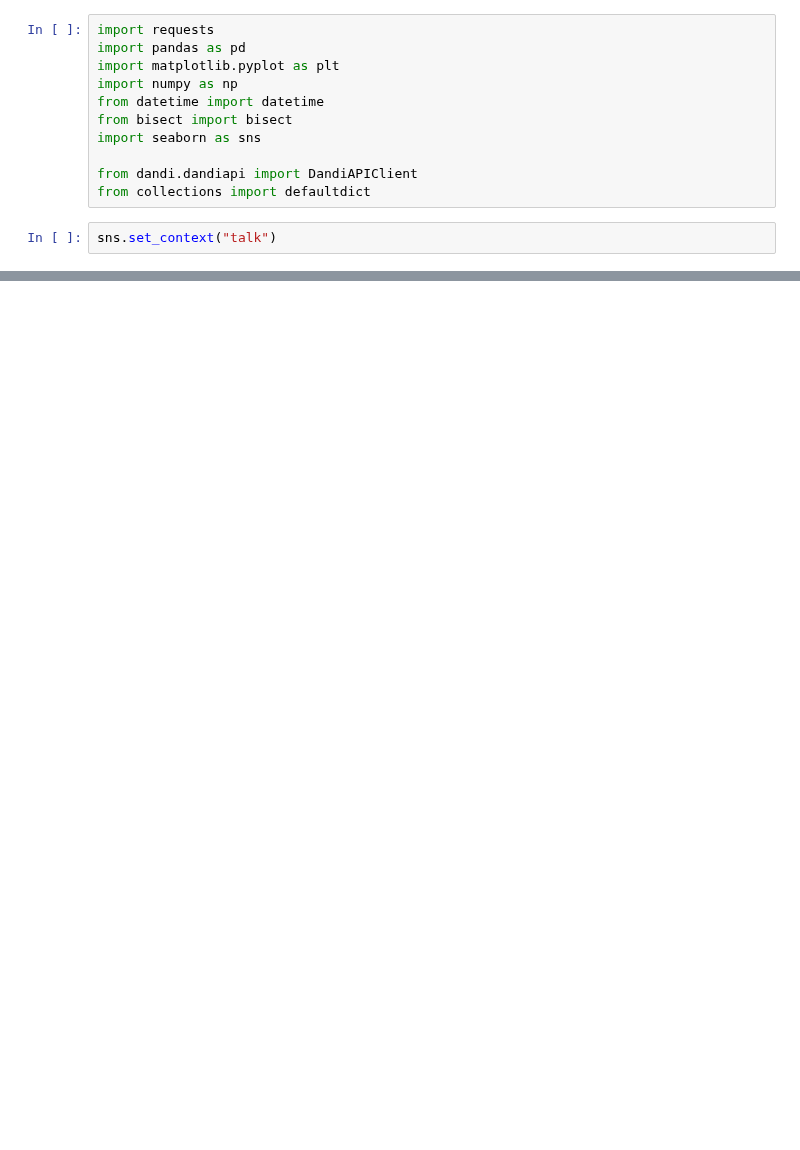
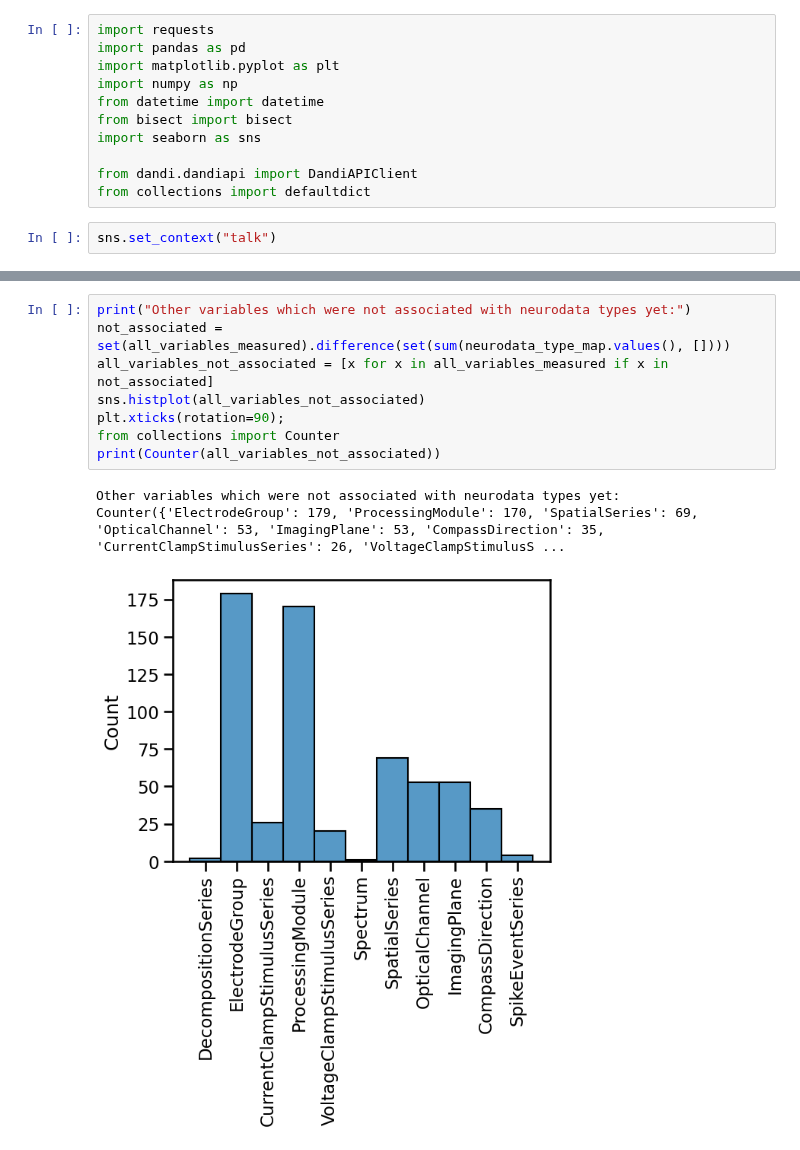
Before and after one commit to dandi/example-notebooks, a Jupyter notebook: dandi/archive_stats.ipynb, the cells around one changed output, grey strips where cells are left out. Cells and saved outputs as stored; diff of their text form; blank space fills up the shorter version.

```diff
--- a/dandi/archive_stats.ipynb
+++ b/dandi/archive_stats.ipynb
@@ -85,2 +102,14 @@ df
+# %%
+print("Other variables which were not associated with neurodata types yet:")
+not_associated = set(all_variables_measured).difference(set(sum(neurodata_type_map.values(), [])))
+all_variables_not_associated = [x for x in all_variables_measured if x in not_associated]
+sns.histplot(all_variables_not_associated)
+plt.xticks(rotation=90);
+from collections import Counter
+print(Counter(all_variables_not_associated))
+# %% [output]
+Other variables which were not associated with neurodata types yet:
+Counter({'ElectrodeGroup': 179, 'ProcessingModule': 170, 'SpatialSeries': 69, 'OpticalChannel': 53, 'ImagingPlane': 53, 'CompassDirection': 35, 'CurrentClampStimulusSeries': 26, 'VoltageClampStimulusS ...
+[figure, added]
 # %%
 sns.set_style("whitegrid")
```
Also changed, not shown: parts of 7 cells of this notebook.
